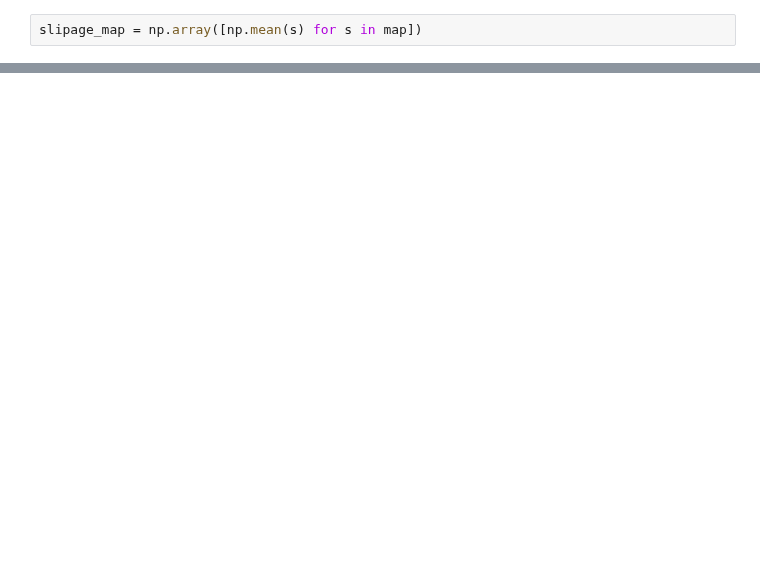
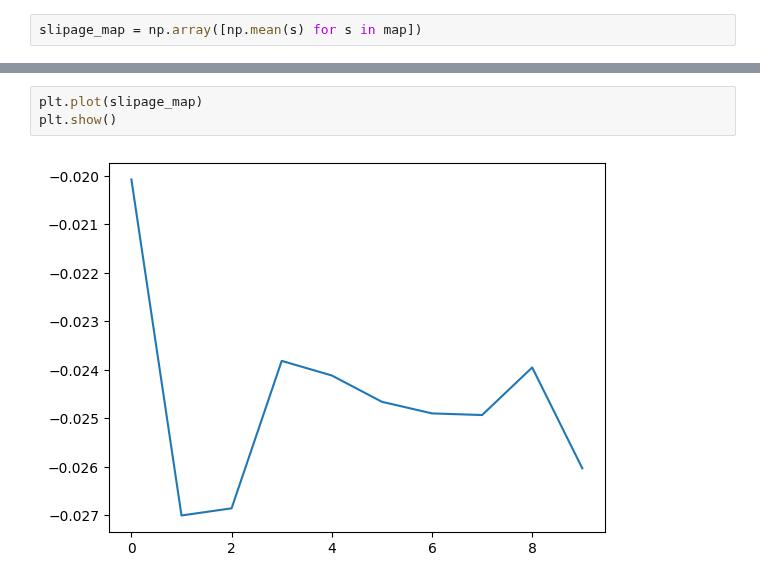
Before and after one commit to jprogrammer13/drp_course_2023, a Jupyter notebook: notebooks/sensor_calibration.ipynb, the cells around one changed output, grey strips where cells are left out. Drawn from its saved outputs; the diff is of its cells as text; blank space fills up the shorter version.

```diff
--- a/notebooks/sensor_calibration.ipynb
+++ b/notebooks/sensor_calibration.ipynb
@@ -115,0 +116,5 @@ plt.show()
+# %%
+plt.plot(slipage_map)
+plt.show()
+# %% [output]
+[figure, added]
```
Also changed, not shown: parts of 3 cells of this notebook, 11 other files.
